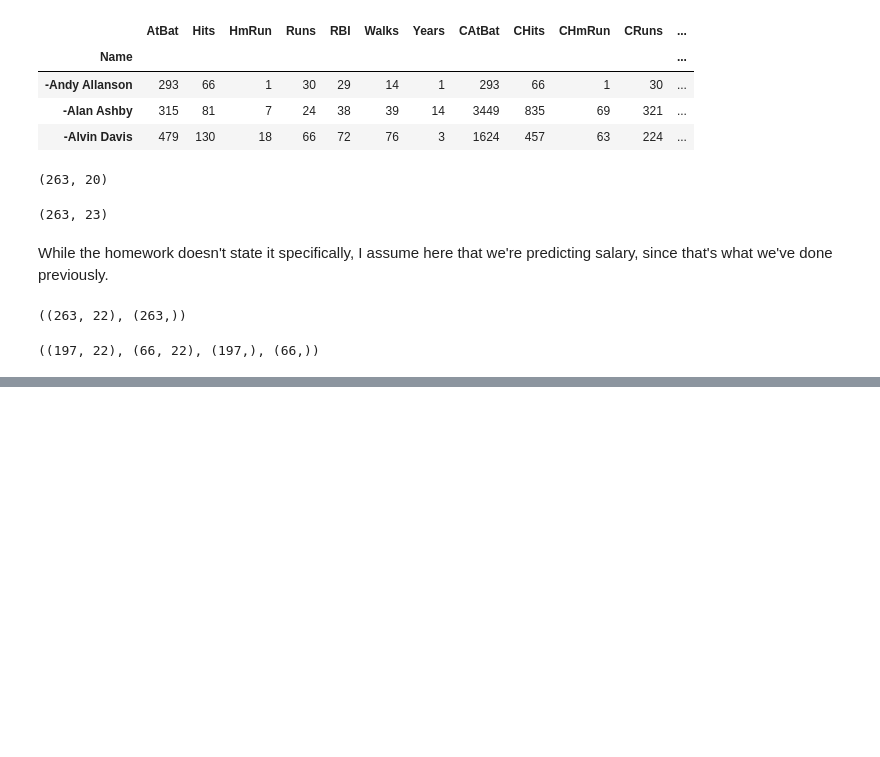
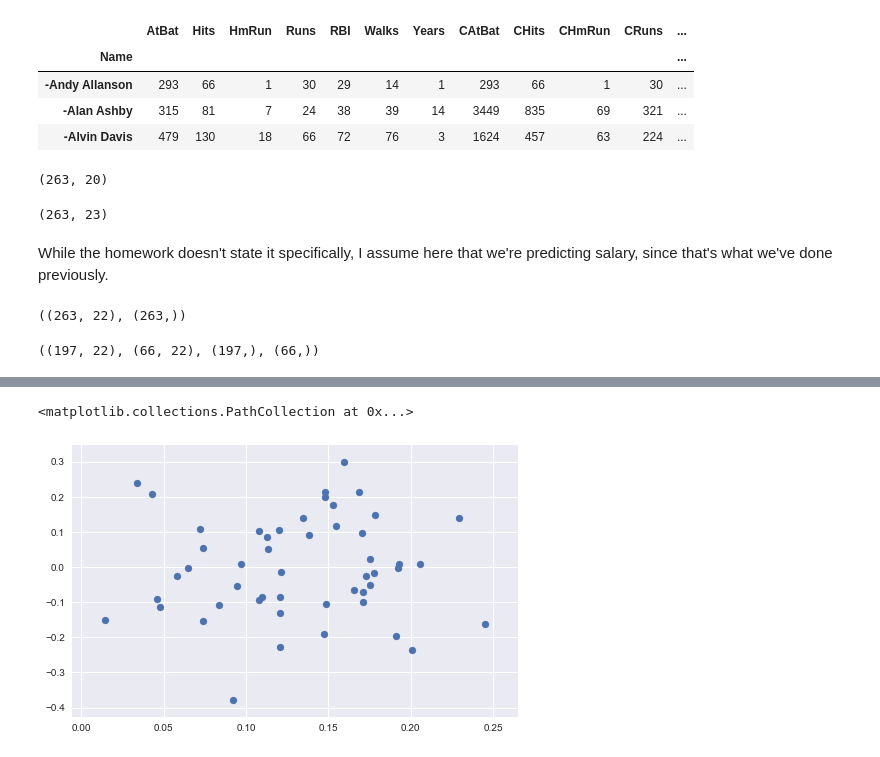
Before and after one commit to aenfield/Data558, a Jupyter notebook: Week04/EnfieldAndrew-HW4.ipynb, the cells around one changed output, grey strips where cells are left out. Saved outputs shown, nothing was run; the diff lists cells and outputs as text; code cells hidden in the pictures; blank space fills up the shorter version.

```diff
--- a/Week04/EnfieldAndrew-HW4.ipynb
+++ b/Week04/EnfieldAndrew-HW4.ipynb
@@ -18,0 +1,19 @@ rcParams['figure.figsize'] = 5, 8
+# %%
+import numpy as np
+import pandas as pd
+import matplotlib.pyplot as plt
+import seaborn as sns
+
+%matplotlib inline
+
+from pylab import rcParams
+rcParams['figure.figsize'] = 8, 5
+
+from sklearn import preprocessing
+from sklearn.model_selection import train_test_split
+from sklearn.linear_model import LassoCV
+
+from sklearn.decomposition import PCA
+from sklearn.cluster import KMeans
+
+import coorddescent as cd
@@ -134,0 +135,4 @@ cd.
+# %%
+d = pd.DataFrame(np.vstack([np.random.normal(mean, size=(20,50)) for mean in [0,0.5,1]]))
+d.insert(0, 'Class', np.repeat(['A','B','C'], 20))
+d[:1]
@@ -134,0 +149,6 @@ cd.
+# %%
+d_train_values = d.values[:, 1:51]
+
+pca = PCA(2, svd_solver='randomized')
+pca.fit(d_train_values)
+values_PCA = pca.transform(d_train_values)
@@ -134,0 +182,5 @@ cd.
+# %%
+plt.scatter(pca.components_[0], pca.components_[1])
+# %% [output]
+<matplotlib.collections.PathCollection at 0x...>
+[figure, added]
```
Also changed, not shown: parts of 38 cells of this notebook, 2 other files.
